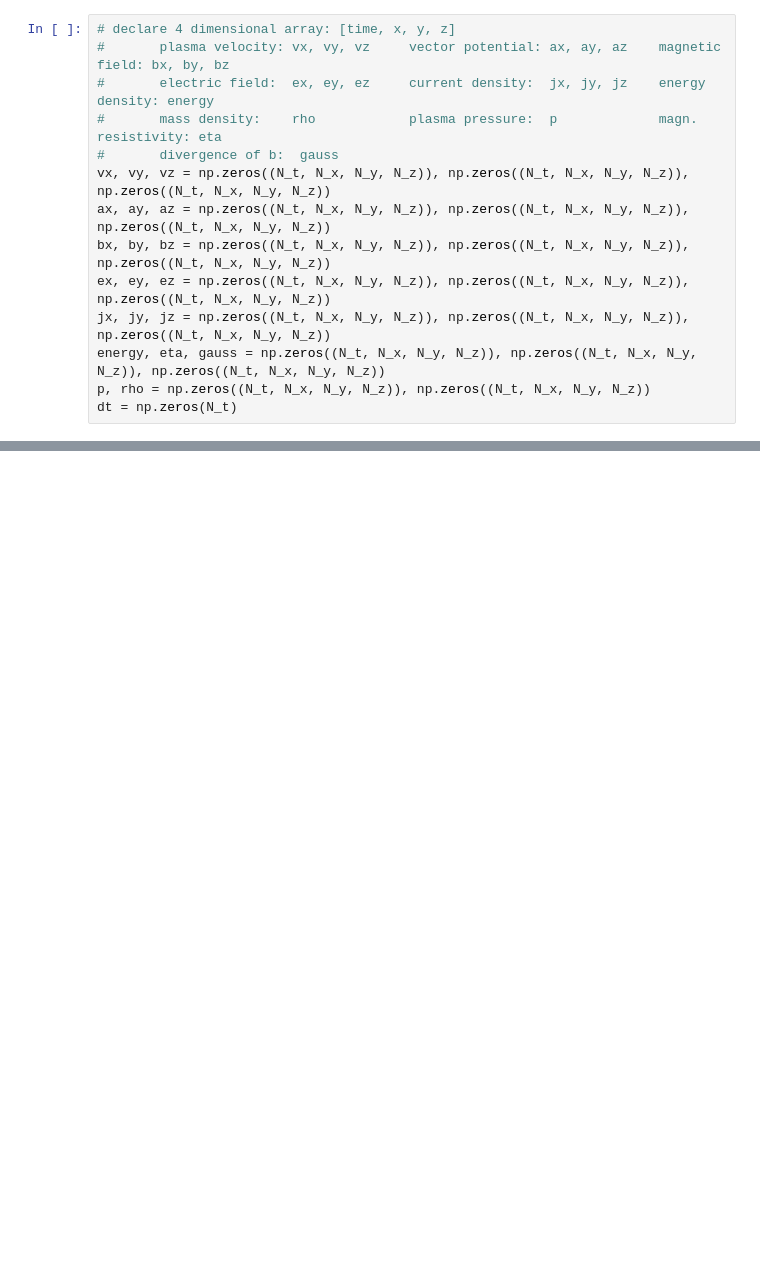
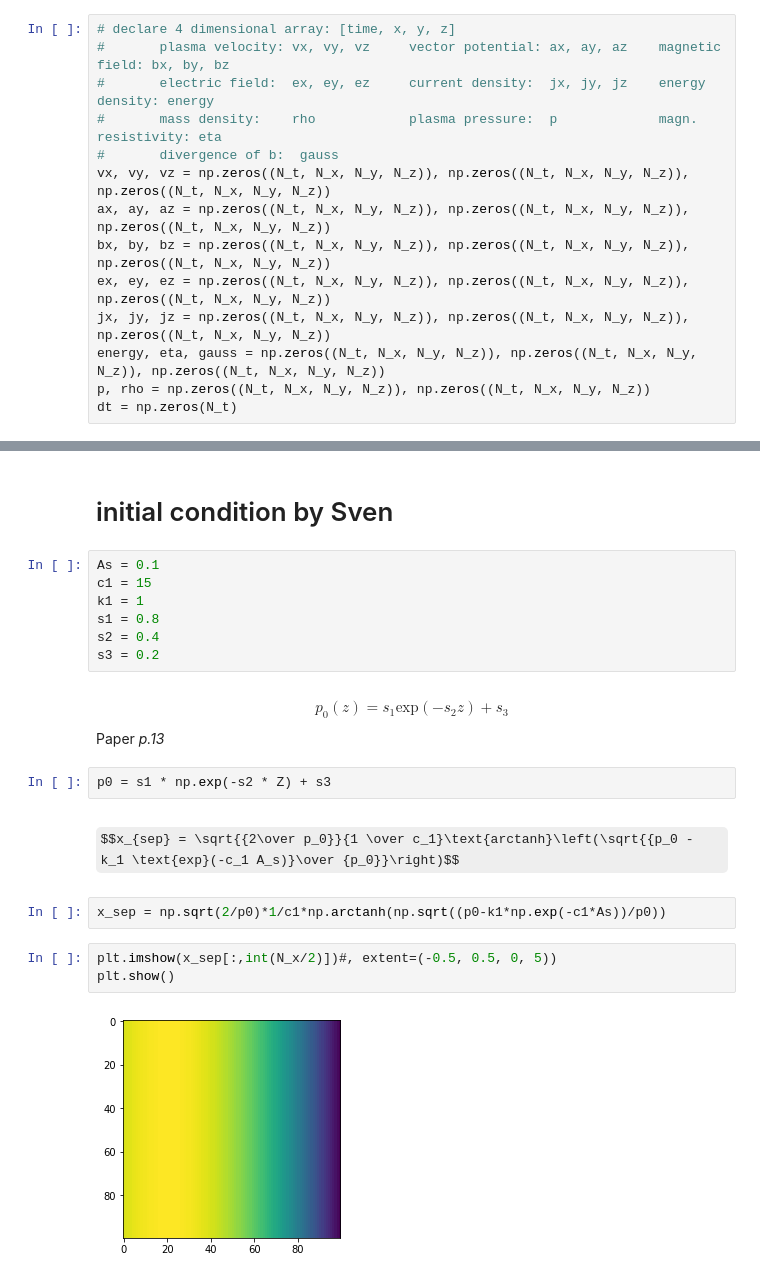
Before and after one commit to Brieden/HeSSoP, a Jupyter notebook: documentation_in_Jupyter_Notebook.ipynb, the cells around one changed output, grey strips where cells are left out. Cells and saved outputs as stored; diff of their text form; some formulas as TeX source; blank space fills up the shorter version.

```diff
--- a/documentation_in_Jupyter_Notebook.ipynb
+++ b/documentation_in_Jupyter_Notebook.ipynb
@@ -133,0 +131,23 @@ plt.show()
+# %% [markdown]
+# initial condition by Sven
+# %%
+As = 0.1
+c1 = 15
+k1 = 1
+s1 = 0.8
+s2 = 0.4
+s3 = 0.2
+# %% [markdown]
+$$p_0(z) = s_1 \text{exp}(-s_2z)+ s_3$$
+Paper _p.13_
+# %%
+p0 = s1 * np.exp(-s2 * Z) + s3
+# %% [markdown]
+$$x_{sep} = \sqrt{{2\over p_0}}{1 \over c_1}\text{arctanh}\left(\sqrt{{p_0 - k_1 \text{exp}(-c_1 A_s)}\over {p_0}}\right)$$
+# %%
+x_sep = np.sqrt(2/p0)*1/c1*np.arctanh(np.sqrt((p0-k1*np.exp(-c1*As))/p0))
+# %%
+plt.imshow(x_sep[:,int(N_x/2)])#, extent=(-0.5, 0.5, 0, 5))
+plt.show()
+# %% [output]
+[figure, added]
```
Also changed, not shown: parts of 5 cells of this notebook.
